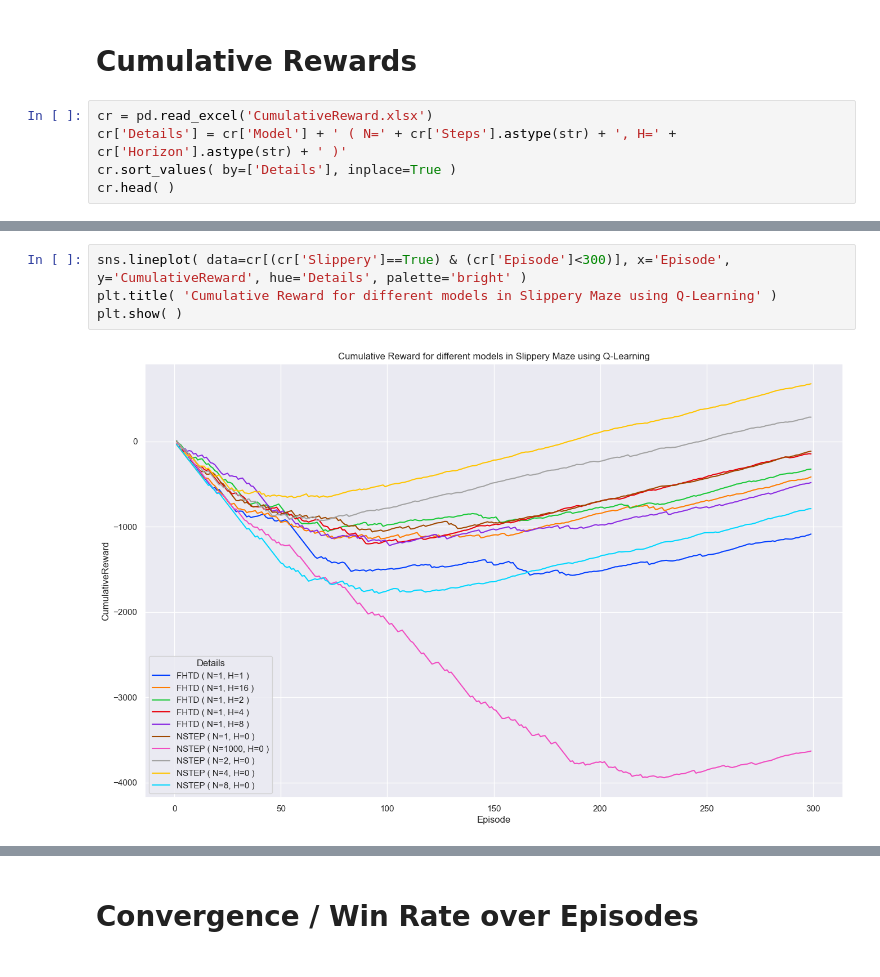
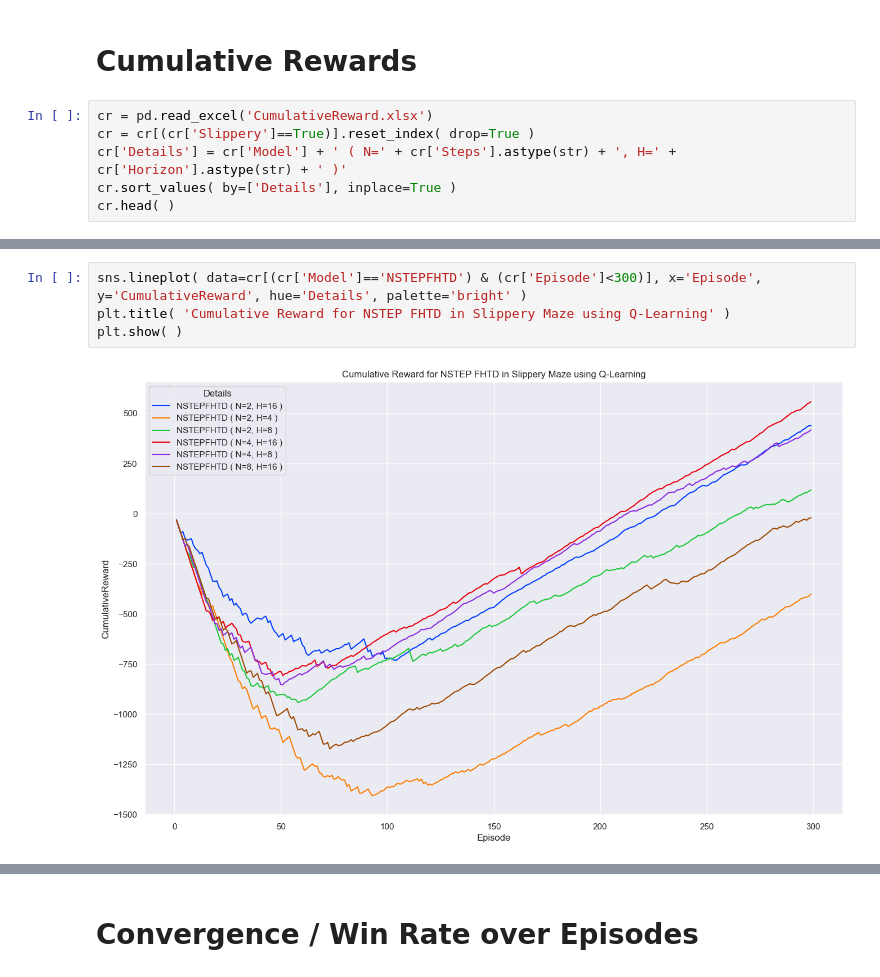
Before and after one commit to yotitan/RL-Slippery-Maze, a Jupyter notebook: graphs.ipynb, the cells around one changed output, grey strips where cells are left out. Saved outputs shown, nothing was run; the diff lists cells and outputs as text.

```diff
--- a/graphs.ipynb
+++ b/graphs.ipynb
@@ -8,6 +9,7 @@ sns.set( rc={'figure.figsize':(16,10)} )
 # Cumulative Rewards
 # %%
 cr = pd.read_excel('CumulativeReward.xlsx')
+cr = cr[(cr['Slippery']==True)].reset_index( drop=True )
 cr['Details'] = cr['Model'] + ' ( N=' + cr['Steps'].astype(str) + ', H=' + cr['Horizon'].astype(str) + ' )'
 cr.sort_values( by=['Details'], inplace=True )
 cr.head( )
@@ -31,8 +33,8 @@ plt.show( )
 # %% [output]
 [figure]
 # %%
-sns.lineplot( data=cr[(cr['Slippery']==True) & (cr['Episode']<300)], x='Episode', y='CumulativeReward', hue='Details', palette='bright' )
-plt.title( 'Cumulative Reward for different models in Slippery Maze using Q-Learning' )
+sns.lineplot( data=cr[(cr['Model']=='NSTEPFHTD') & (cr['Episode']<300)], x='Episode', y='CumulativeReward', hue='Details', palette='bright' )
+plt.title( 'Cumulative Reward for NSTEP FHTD in Slippery Maze using Q-Learning' )
 plt.show( )
 # %% [output]
-[figure, old version]
+[figure, new version]
```
Also changed, not shown: parts of 16 cells of this notebook, 3 other files.
